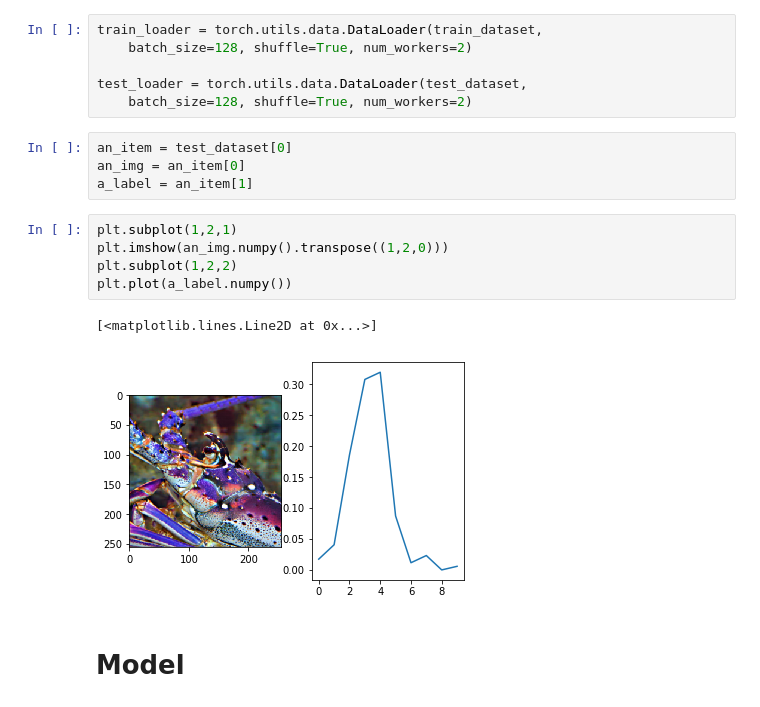
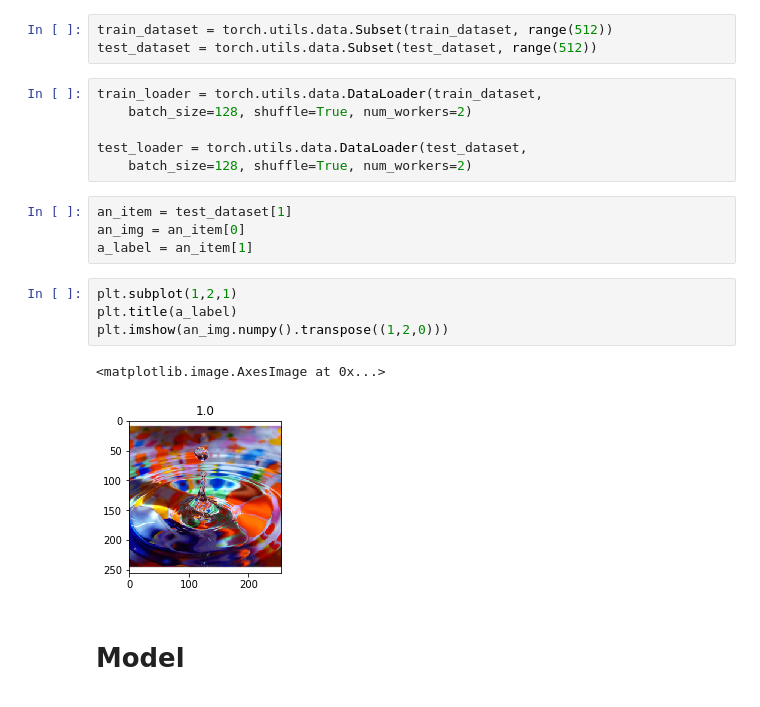
Before and after one commit to huangeddie/ML-Aesthetics-NIMA, a Jupyter notebook: all_binary_classifier.ipynb, the cells around one changed output. Cells and saved outputs as stored; diff of their text form.

```diff
--- a/all_binary_classifier.ipynb
+++ b/all_binary_classifier.ipynb
@@ -37,3 +34,6 @@ test_dataset = torch.utils.data.Subset(test_dataset, range(512))
+# %%
+train_dataset = torch.utils.data.Subset(train_dataset, range(512))
+test_dataset = torch.utils.data.Subset(test_dataset, range(512))
 # %%
 train_loader = torch.utils.data.DataLoader(train_dataset,
     batch_size=128, shuffle=True, num_workers=2)
@@ -41,17 +41,16 @@ train_loader = torch.utils.data.DataLoader(train_dataset,
 test_loader = torch.utils.data.DataLoader(test_dataset,
     batch_size=128, shuffle=True, num_workers=2)
 # %%
-an_item = test_dataset[0]
+an_item = test_dataset[1]
 an_img = an_item[0]
 a_label = an_item[1]
 # %%
 plt.subplot(1,2,1)
+plt.title(a_label)
 plt.imshow(an_img.numpy().transpose((1,2,0)))
-plt.subplot(1,2,2)
-plt.plot(a_label.numpy())
 # %% [output]
-[<matplotlib.lines.Line2D at 0x...>]
+<matplotlib.image.AxesImage at 0x...>
-[figure, old version]
+[figure, new version]
 # %% [markdown]
 # Model
 # %%
```
Also changed, not shown: parts of 6 cells of this notebook, 4 other files.
